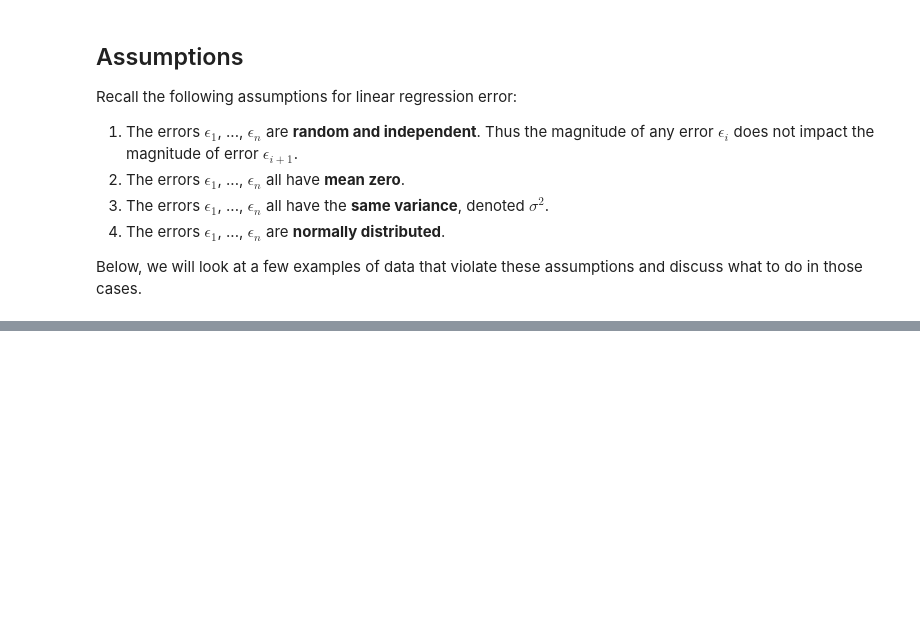
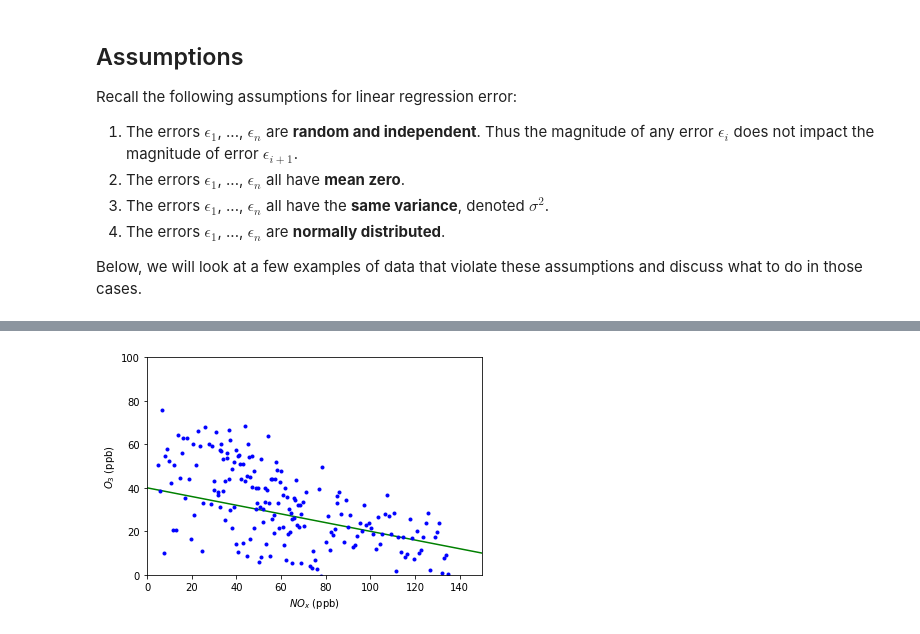
Before and after one commit to ndcbe/data-and-computing, a Jupyter notebook: notebooks/12/03-Regression-Assumption-Examples.ipynb, the cells around one changed output, grey strips where cells are left out. Saved outputs shown, nothing was run; the diff lists cells and outputs as text; code cells hidden in the pictures; blank space fills up the shorter version.

Commit message:
Update 03-Regression-Assumption-Examples.ipynb
- updated notebook with recreated graphs from scanned textbook image, added notes on each graph from textbook examples

```diff
--- a/notebooks/12/03-Regression-Assumption-Examples.ipynb
+++ b/notebooks/12/03-Regression-Assumption-Examples.ipynb
@@ -26,13 +26,0 @@ Below, we will look at a few examples of data that violate these assumptions and
-# %%
-nsim = 200
-
-x = np.linspace(0,100,nsim)
-yline = lambda x: -0.2*x + 20
-y = yline(x)
-
-var = np.random.uniform(-20,20,nsim)
-ypts = y + var
-
-plt.plot(x,y,'g')
-plt.plot(x,ypts,'o',markersize=3)
-plt.show()
@@ -40,0 +31,38 @@ plt.show()
+# %%
+nsim = 100
+
+xline1 = np.linspace(0,150,nsim)
+y1 = lambda x: -0.2*x + 40
+yline1 = y1(xline1)
+
+x1 = np.linspace(5,85,nsim)
+var1 = np.random.normal(5,17,nsim)
+y1 = yline1 + var1
+
+xline2 = np.linspace(0,100,50)
+y2 = lambda x: -0.2*x + 40
+yline2 = y2(xline2)
+
+x2 = np.linspace(85,135,50)
+var2 = np.random.normal(-10,10,50)
+y2 = yline2 + var2
+
+xline3 = np.linspace(0,100,50)
+y3 = lambda x: -0.2*x + 40
+yline3 = y3(xline3)
+
+x3 = np.linspace(30,70,50)
+var3 = np.random.normal(15,8,50)
+y3 = yline2 + var3
+
+plt.plot(xline1,yline1,'g')
+plt.plot(x1,y1,'bo',markersize=3)
+plt.plot(x2,y2,'bo',markersize=3)
+plt.plot(x3,y3,'bo',markersize=3)
+plt.xlabel('$NO_x$ (ppb)')
+plt.ylabel('$O_3$ (ppb)')
+plt.xlim([0,150])
+plt.ylim([0,100])
+plt.show()
+# %% [output]
+[figure, added]
```
Also changed, not shown: parts of 18 cells of this notebook.
